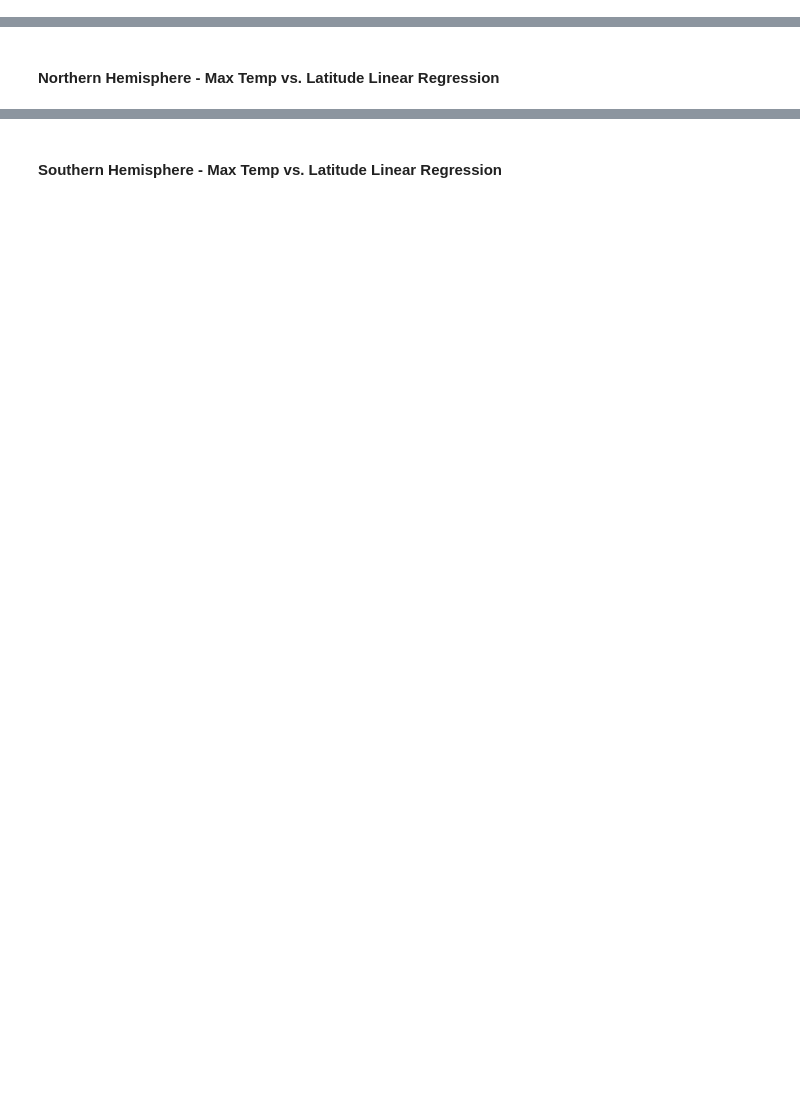
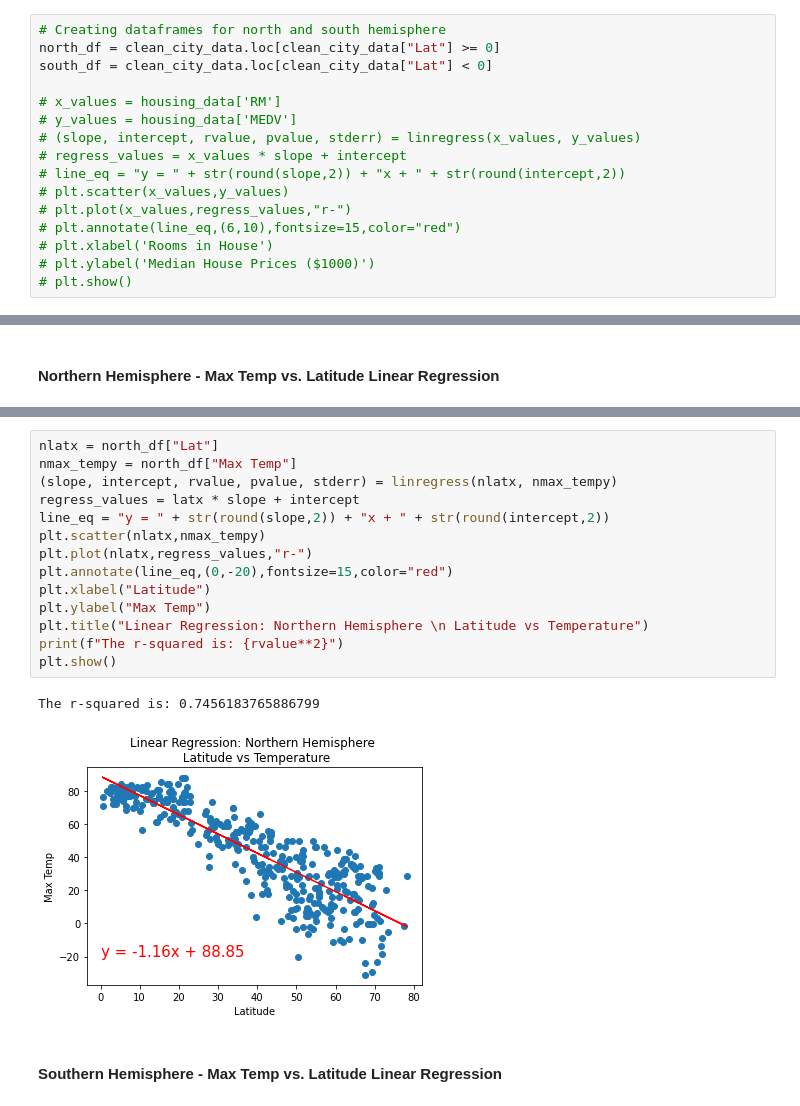
Before and after one commit to jforbis/python-api-challenge, a Jupyter notebook: WeatherPy.ipynb, the cells around one changed output, grey strips where cells are left out. Saved outputs shown, nothing was run; the diff lists cells and outputs as text; blank space fills up the shorter version.

Commit message:
save point: figured out how to get hemisphere info split out

```diff
--- a/WeatherPy.ipynb
+++ b/WeatherPy.ipynb
@@ -265,3 +265,19 @@ plt.savefig("weatherPy/output_data/fig4.png")
 * Alphabet Soup
 # %% [markdown]
 ## Linear Regression
+# %%
+# Creating dataframes for north and south hemisphere
+north_df = clean_city_data.loc[clean_city_data["Lat"] >= 0]
+south_df = clean_city_data.loc[clean_city_data["Lat"] < 0]
+
+# x_values = housing_data['RM']
+# y_values = housing_data['MEDV']
+# (slope, intercept, rvalue, pvalue, stderr) = linregress(x_values, y_values)
+# regress_values = x_values * slope + intercept
+# line_eq = "y = " + str(round(slope,2)) + "x + " + str(round(intercept,2))
+# plt.scatter(x_values,y_values)
+# plt.plot(x_values,regress_values,"r-")
+# plt.annotate(line_eq,(6,10),fontsize=15,color="red")
+# plt.xlabel('Rooms in House')
+# plt.ylabel('Median House Prices ($1000)')
+# plt.show()
@@ -274,2 +293,19 @@ The r-value is: 0.46937863826630627
+# %%
+nlatx = north_df["Lat"]
+nmax_tempy = north_df["Max Temp"]
+(slope, intercept, rvalue, pvalue, stderr) = linregress(nlatx, nmax_tempy)
+regress_values = latx * slope + intercept
+line_eq = "y = " + str(round(slope,2)) + "x + " + str(round(intercept,2))
+plt.scatter(nlatx,nmax_tempy)
+plt.plot(nlatx,regress_values,"r-")
+plt.annotate(line_eq,(0,-20),fontsize=15,color="red")
+plt.xlabel("Latitude")
+plt.ylabel("Max Temp")
+plt.title("Linear Regression: Northern Hemisphere \n Latitude vs Temperature")
+print(f"The r-squared is: {rvalue**2}")
+plt.show()
+# %% [output]
+The r-squared is: 0.7456183765886799
+[figure, added]
 # %% [markdown]
 ####  Southern Hemisphere - Max Temp vs. Latitude Linear Regression
```
Also changed, not shown: parts of 4 cells of this notebook.
